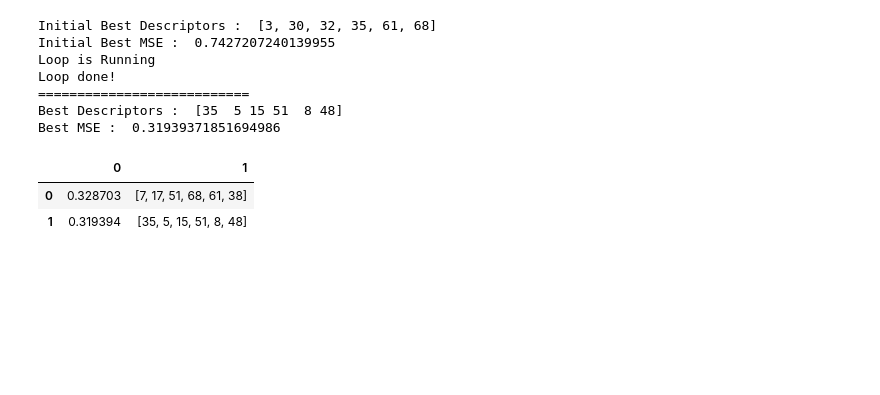
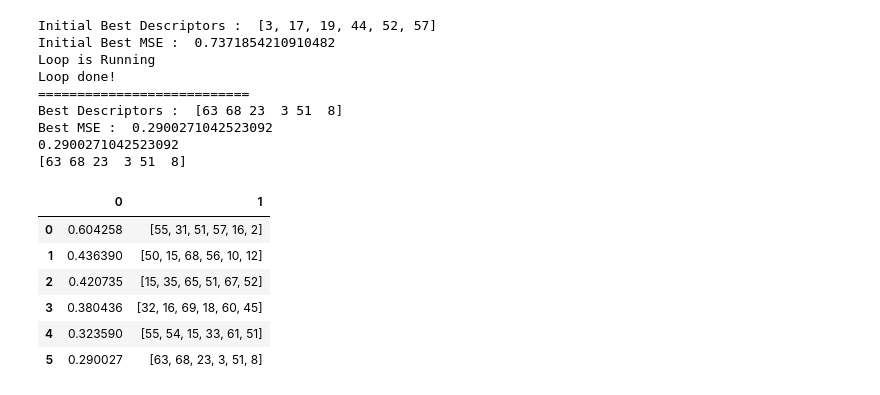
Before and after one commit to mfrizqi/tiwaw, a Jupyter notebook: code/FS-SA.ipynb, the cells around one changed output. Cells and saved outputs as stored; diff of their text form; code cells hidden in the pictures; blank space fills up the shorter version.

Commit message:
Lot of things happening
doing 20 iterations to SA

```diff
--- a/code/FS-SA.ipynb
+++ b/code/FS-SA.ipynb
@@ -62,10 +83,16 @@ y_val = val.iloc[:,[-1]]
 model = LinearRegression()
 # %%
 ##### INTO DE SA DE LA'SOIN #####
+descNum = 6
+
+initTemp, temp = 100, 100
+tempEnd = 0.1
+cooling_rate = 0.98
+iteration = 5
+
 
 ### 3.1 Initialize solution & Best MSE (Random 6 descriptor)
-r = np.random.RandomState(45)
-bestSol = r.choice(x_train.shape[1],6)
+bestSol = np.random.choice(x_train.shape[1],descNum, replace=False)
 bestSol = list(bestSol)
 bestSol.sort()
 print("Initial Best Descriptors : ", bestSol)
@@ -74,14 +101,9 @@ print("Initial Best Descriptors : ", bestSol)
 bestMSE = calcMSE(bestSol, x_train, x_val, y_train, y_val, model)
 print("Initial Best MSE : ", bestMSE)
 
-### 3.2 Initialize parameters
-initTemp, temp = 100, 100
-tempEnd = 0.1
-cooling_rate = 0.95
-iteration = 20
-
 ### 3.3 Simulated Anyeong
 bestList = []
+bestMSEList = []
 sounded = True
 
 print('Loop is Running')
@@ -90,46 +112,68 @@ while temp > tempEnd:
     for i in range(iteration):
 
         #Create new solution & new MSE
-        newSol = np.random.choice(x_train.shape[1], 6, replace="True")
+        newSol = np.random.choice(x_train.shape[1], descNum, replace=False)
         newMSE = calcMSE(newSol, x_train, x_val, y_train, y_val, model)
         deltaMSE = newMSE - bestMSE
         K = (initTemp * np.log(0.8)) / deltaMSE
 
-        #Calculate Acceptance
-        if acceptanceProbability (bestMSE, newMSE, temp , K) > np.random.uniform(0,1):
-            currMSE = newMSE
-            currSol = newSol
+        if newMSE < bestMSE :
+            bestMSE = newMSE
+            bestSol = newSol
+            bestList.append([bestMSE,bestSol])
+        else :
+            if acceptanceProbability (bestMSE, newMSE, temp , K) > np.random.rand(0,1):
+                bestMSE = newMSE
+                bestSol = newSol
+                bestList.append([bestMSE,bestSol])
 
-        #Comparing current Solution & MSE w/ best Solution & MSE
-        if currMSE < bestMSE:
-            bestMSE = currMSE
-            bestSol = currSol
-            bestList.append([bestMSE,bestSol])
     temp *= cooling_rate
+    bestMSEList.append(bestMSE)
 
     if(temp < 50 and sounded):
         sounded = False
         beepMid()
 
 print('Loop done!')
 beepEnd()
 
 dfBest = pd.DataFrame(bestList)
 print('===========================')
 print('Best Descriptors : ', dfBest.iloc[-1][1])
 print('Best MSE : ', dfBest.iloc[-1][0])
+
+print(bestList[-1][0])
+print(bestList[-1][1])
+
 dfBest
 
+# First Best Run
 # BestDescriptors=  [31,18,54,36,8,51]
 # BestMSE =  0.24519892533514573
+
+# Second Best Run
+# Best Descriptors :  [53 61 18 69 36 34]
+# Best MSE :  0.22850883728849938
+
+# Best Descriptors :  [40 11  5 67 64 69]
+# Best MSE :  0.22858482530945248
+
+# Best Descriptors :  [38 51 55 58 36 18]
+# Best MSE :  0.20720460921006825
 # %% [output]
-Initial Best Descriptors :  [3, 30, 32, 35, 61, 68]
-Initial Best MSE :  0.7427207240139955
+Initial Best Descriptors :  [3, 17, 19, 44, 52, 57]
+Initial Best MSE :  0.7371854210910482
 Loop is Running
 Loop done!
 ===========================
-Best Descriptors :  [35  5 15 51  8 48]
-Best MSE :  0.31939371851694986
+Best Descriptors :  [63 68 23  3 51  8]
+Best MSE :  0.2900271042523092
+0.2900271042523092
+[63 68 23  3 51  8]
 |  | 0 | 1 |
-| 0 | 0.328703 | [7, 17, 51, 68, 61, 38] |
-| 1 | 0.319394 | [35, 5, 15, 51, 8, 48] |
+| 0 | 0.604258 | [55, 31, 51, 57, 16, 2] |
+| 1 | 0.436390 | [50, 15, 68, 56, 10, 12] |
+| 2 | 0.420735 | [15, 35, 65, 51, 67, 52] |
+| 3 | 0.380436 | [32, 16, 69, 18, 60, 45] |
+| 4 | 0.323590 | [55, 54, 15, 33, 61, 51] |
+| 5 | 0.290027 | [63, 68, 23, 3, 51, 8] |
```
Also changed, not shown: parts of 15 cells of this notebook, 18 other files.
